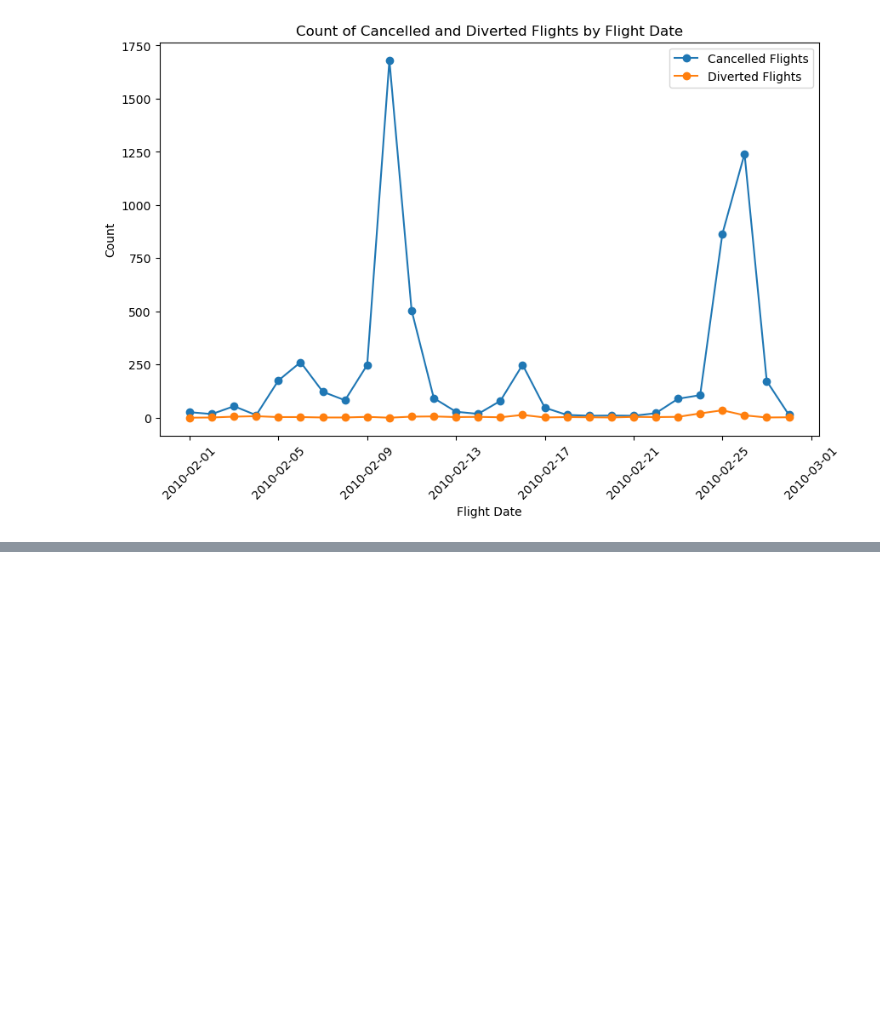
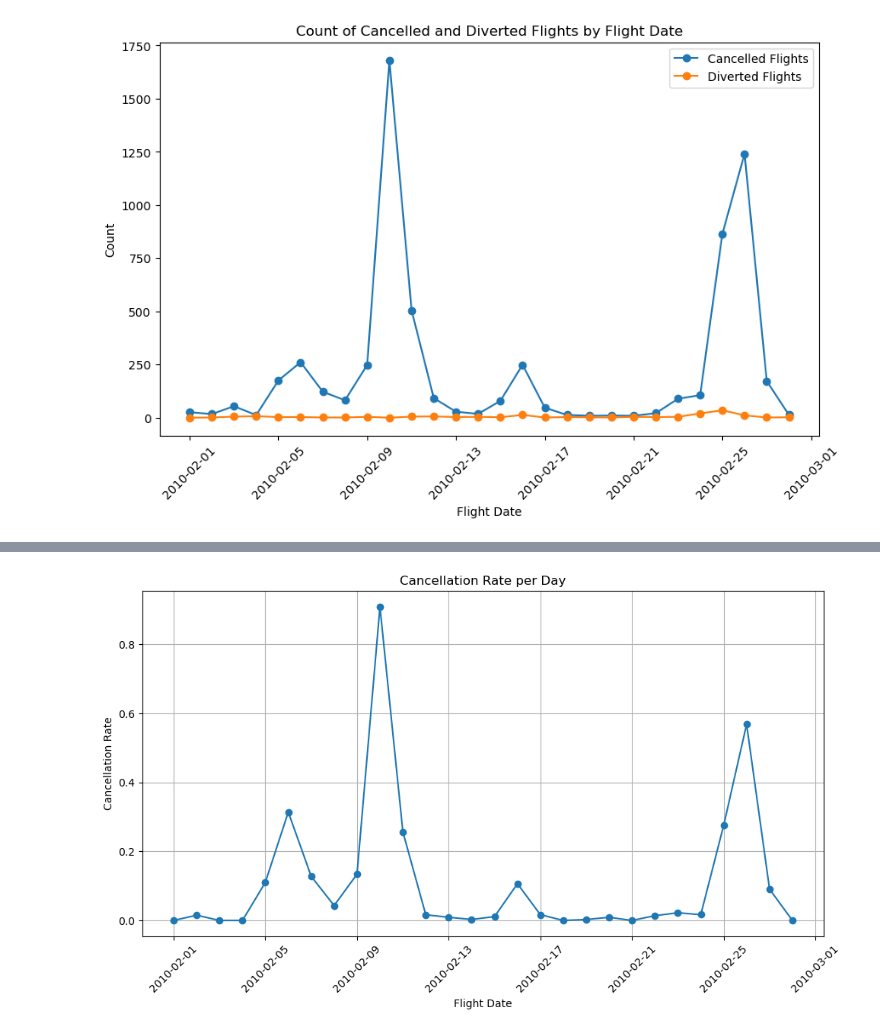
Before and after one commit to susanneferschl/da-sql-api-project-group-2_sf, a Jupyter notebook: stephan_folder/stephan_flights.ipynb, the cells around one changed output, grey strips where cells are left out. Saved outputs shown, nothing was run; the diff lists cells and outputs as text; code cells hidden in the pictures; blank space fills up the shorter version.

```diff
--- a/stephan_folder/stephan_flights.ipynb
+++ b/stephan_folder/stephan_flights.ipynb
@@ -365,0 +368,7 @@ SyntaxError: EOL while scanning string literal (674723198.py, line 2)
+# %%
+schema = 'hh_analytics_24_1'
+
+sql_query = f'SELECT * FROM {schema}.weather_stacked_groupx'
+weather_stacked = get_dataframe(sql_query)
+
+weather_stacked.head(20)
@@ -365,0 +393,13 @@ SyntaxError: EOL while scanning string literal (674723198.py, line 2)
+# %%
+schema = 'hh_analytics_24_1'
+
+sql_query = f'SELECT * FROM {schema}.flights_group_x'
+flights_x = get_dataframe(sql_query)
+# %%
+import pandas as pd
+
+
+merged_df = weather_stacked.merge(flights_x, how='left', left_on='faa', right_on='origin')
+
+# Display the merged DataFrame
+print(merged_df)
@@ -365,0 +424,13 @@ SyntaxError: EOL while scanning string literal (674723198.py, line 2)
+# %%
+import pandas as pd
+
+# Assuming 'flights' is your DataFrame containing flight data
+
+# Calculate cancellation rate per day
+cancellation_rate_per_day = merged_df.groupby('flight_date')['cancelled'].mean()
+print(cancellation_rate_per_day)
+
+# Calculate the average cancellation rate per day
+average_cancellation_rate_per_day = cancellation_rate_per_day.mean()
+
+##print("Average cancellation rate per day:", average_cancellation_rate_per_day)
@@ -365,0 +457,12 @@ SyntaxError: EOL while scanning string literal (674723198.py, line 2)
+# %%
+plt.figure(figsize=(10, 6))
+plt.plot(cancellation_rate_per_day.index, cancellation_rate_per_day.values, marker='o', linestyle='-')
+plt.xlabel('Flight Date')
+plt.ylabel('Cancellation Rate')
+plt.title('Cancellation Rate per Day')
+plt.grid(True)
+plt.xticks(rotation=45)
+plt.tight_layout()
+plt.show()
+# %% [output]
+[figure, added]
```
Also changed, not shown: parts of 9 cells of this notebook, 1 other file.
